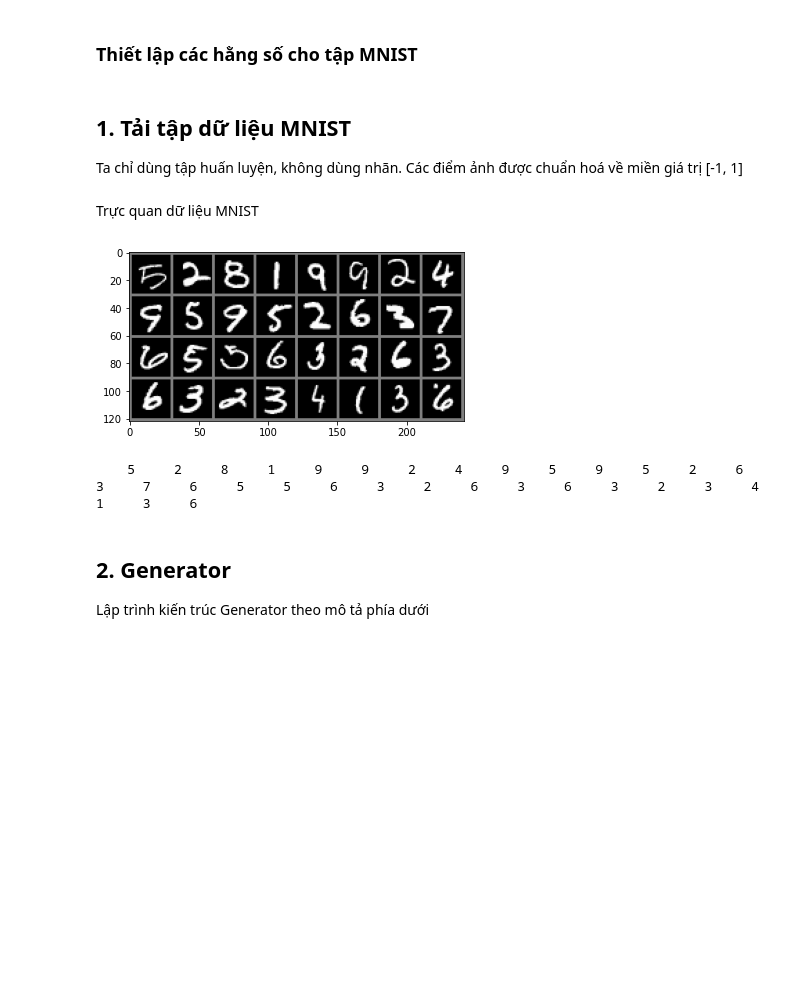
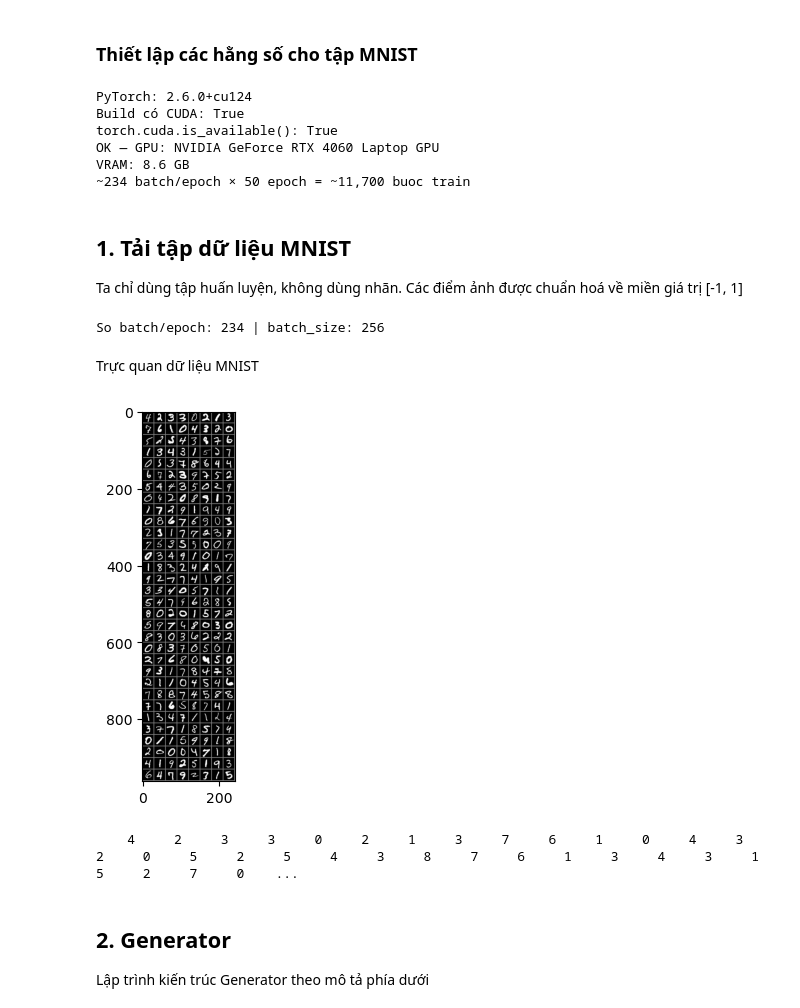
Before and after one commit to thichankem/GR1-ML-DL, a Jupyter notebook: ML-exercises/Ex16/gan_mnist_pytorch.ipynb, the cells around one changed output. Cells and saved outputs as stored; diff of their text form; code cells hidden in the pictures; blank space fills up the shorter version.

```diff
--- a/ML-exercises/Ex16/gan_mnist_pytorch.ipynb
+++ b/ML-exercises/Ex16/gan_mnist_pytorch.ipynb
@@ -36,3 +23,42 @@ img_shape = (width, height, channels)
+# %%
+width    = 28
+height   = 28
+channels = 1
+
+# --- Huấn luyện (RTX 4060: batch lớn + AMP = nhanh nhất) ---
+epochs     = 50           # 50 epoch ~ vài phút; muốn đẹp hơn: 100–200
+batch_size = 256          # 8GB VRAM: 256; OOM thì giảm 128
+log_every  = 1            # lưu mẫu mỗi epoch (tránh tưởng bị treo)
+
+img_shape = (width, height, channels)
+
+# --- Kiểm tra GPU ---
+print('PyTorch:', torch.__version__)
+print('Build có CUDA:', torch.backends.cuda.is_built())
+print('torch.cuda.is_available():', torch.cuda.is_available())
+
+if torch.cuda.is_available():
+    device = torch.device('cuda')
+    torch.backends.cudnn.benchmark = True
+    torch.backends.cuda.matmul.allow_tf32 = True
+    torch.backends.cudnn.allow_tf32 = True
+    if hasattr(torch, 'set_float32_matmul_precision'):
+        torch.set_float32_matmul_precision('high')
+    print('OK — GPU:', torch.cuda.get_device_name(0))
+    print('VRAM:', round(torch.cuda.get_device_properties(0).total_memory / 1e9, 1), 'GB')
+else:
+    device = torch.device('cpu')
+    print('CANH BAO: Dang CPU — rat cham! Chay CAI_PYTORCH_CUDA.bat roi Restart Kernel.')
+
+_batches_per_epoch = 60000 // batch_size
+print(f'~{_batches_per_epoch} batch/epoch × {epochs} epoch = ~{_batches_per_epoch * epochs:,} buoc train')
+# %% [output]
+PyTorch: 2.6.0+cu124
+Build có CUDA: True
+torch.cuda.is_available(): True
+OK — GPU: NVIDIA GeForce RTX 4060 Laptop GPU
+VRAM: 8.6 GB
+~234 batch/epoch × 50 epoch = ~11,700 buoc train
 # %% [markdown]
 <H2>1. Tải tập dữ liệu MNIST</H2>
 
@@ -42,32 +68,40 @@ transform = transforms.Compose(
     [transforms.ToTensor(),
      transforms.Normalize((0.5), (0.5))])
 
-batch_size = 32
-
 trainset = torchvision.datasets.MNIST(root='./data', train=True,
                                         download=True, transform=transform)
-trainloader = torch.utils.data.DataLoader(trainset, batch_size=batch_size,
-                                          shuffle=True, num_workers=2)
+_use_gpu = device.type == 'cuda'
+trainloader = torch.utils.data.DataLoader(
+    trainset,
+    batch_size=batch_size,
+    shuffle=True,
+    num_workers=0,           # Windows/Jupyter: 0 thường ổn và nhanh hơn với MNIST
+    pin_memory=_use_gpu,
+    drop_last=True,          # batch cố định → GPU ổn định hơn
+)
+print('So batch/epoch:', len(trainloader), '| batch_size:', batch_size)
+# %% [output]
+So batch/epoch: 234 | batch_size: 256
 # %% [markdown]
 Trực quan dữ liệu MNIST
 # %%
 def imshow(img):
     img = img / 2 + 0.5     # unnormalize
     npimg = img.numpy()
     plt.imshow(np.transpose(npimg, (1, 2, 0)))
     plt.show()
 
 # get some random training images
 dataiter = iter(trainloader)
-images, labels = dataiter.next()
+images, labels = next(dataiter)
 
 # show images
 imshow(torchvision.utils.make_grid(images))
 # print labels
 print(' '.join('%5s' % labels[j].item() for j in range(batch_size)))
 # %% [output]
-[figure, old version]
+[figure, new version]
-    5     2     8     1     9     9     2     4     9     5     9     5     2     6     3     7     6     5     5     6     3     2     6     3     6     3     2     3     4     1     3     6
+    4     2     3     3     0     2     1     3     7     6     1     0     4     3     2     0     5     2     5     4     3     8     7     6     1     3     4     3     1     5     2     7     0    ...
 # %% [markdown]
 <H2>2. Generator</H2>
 Lập trình kiến trúc Generator theo mô tả phía dưới
```
Also changed, not shown: parts of 11 cells of this notebook, 10 other files.
